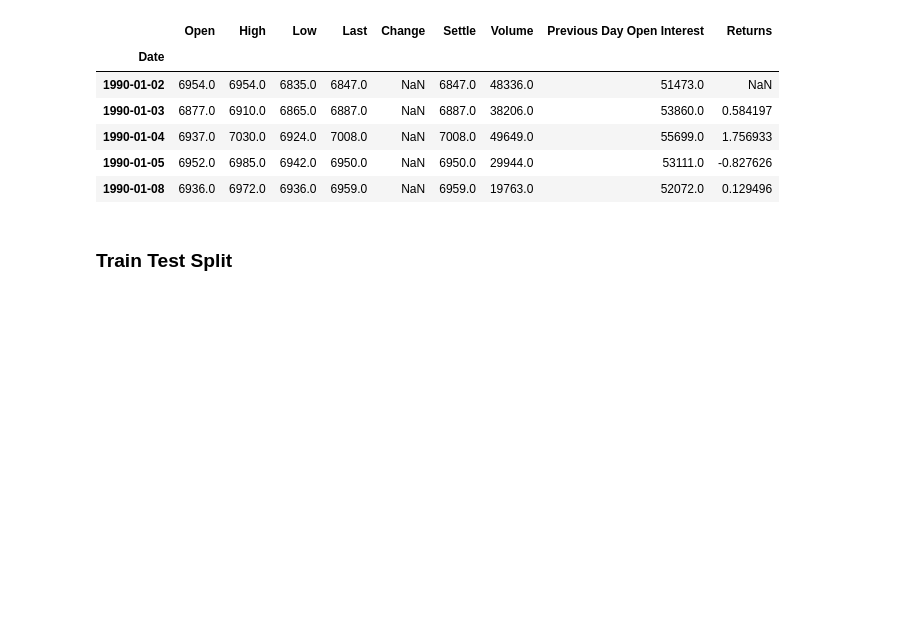
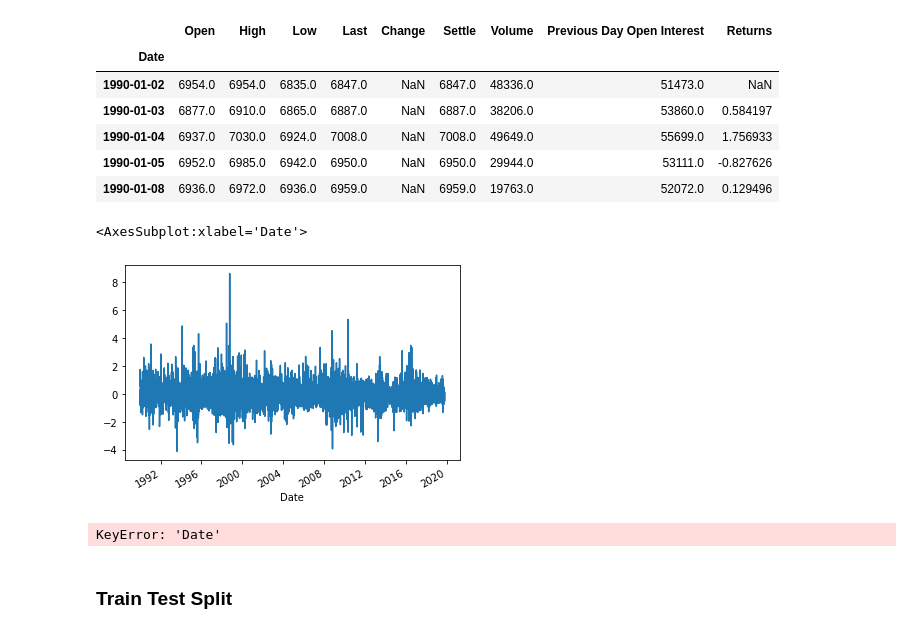
Before and after one commit to gitbitoli/Homework_timeseries, a Jupyter notebook: Starter_Code/regression_analysis.ipynb, the cells around one changed output. Saved outputs shown, nothing was run; the diff lists cells and outputs as text; code cells hidden in the pictures; blank space fills up the shorter version.

```diff
--- a/Starter_Code/regression_analysis.ipynb
+++ b/Starter_Code/regression_analysis.ipynb
@@ -65,6 +65,15 @@ yen_futures.head()
 # YOUR CODE HERE!
 
 yen_lag = yf_returns.shift()
+# %%
+yf_returns.plot()
+# %% [output]
+<AxesSubplot:xlabel='Date'>
+[figure, added]
+# %%
+yen_futures.index = [yen_futures["Date"]==2008]["Settle"].plot()
+# %% [output]
+KeyError: 'Date'
 # %% [markdown]
 ### Train Test Split
 # %%
```
